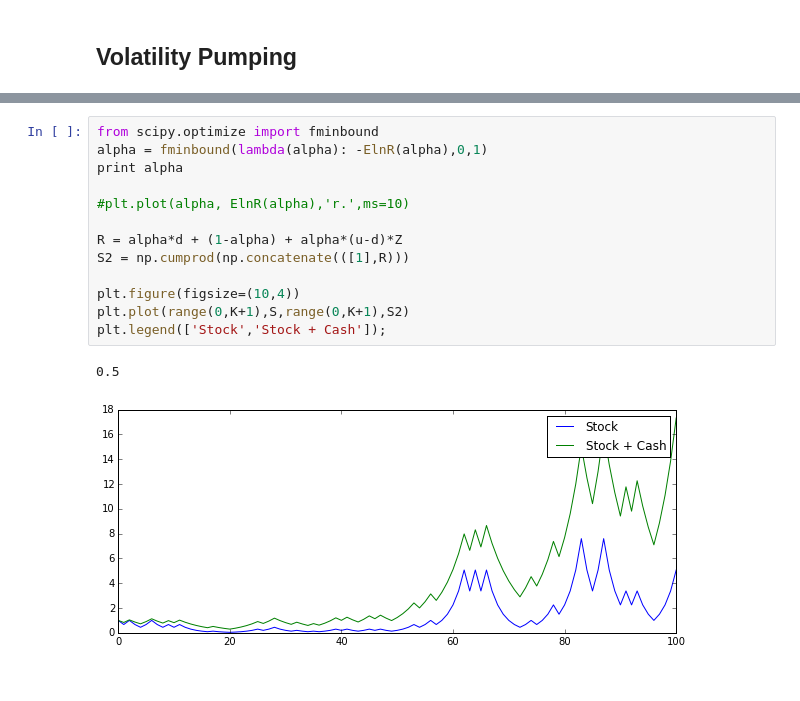
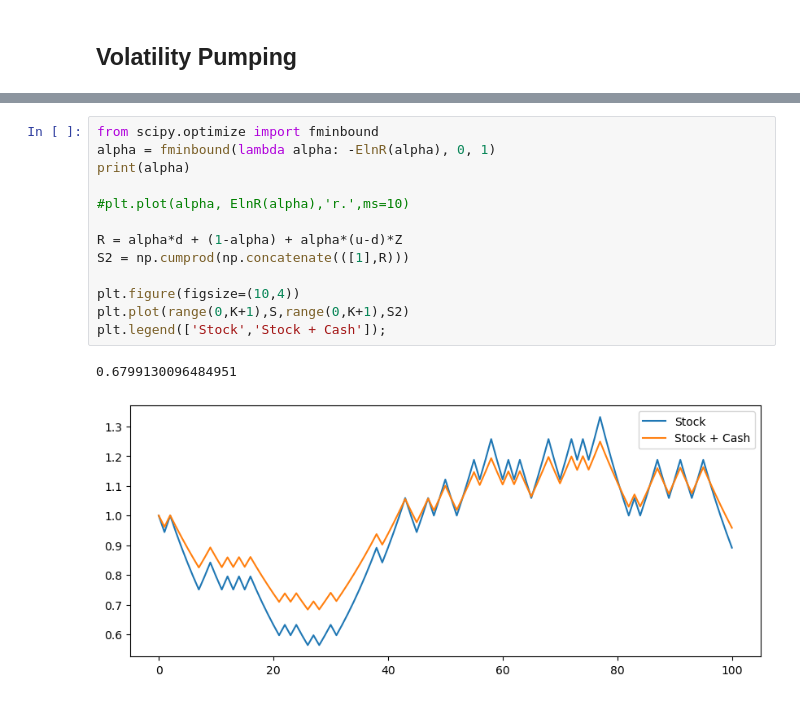
Before and after one commit to jckantor/cbe60455, a Jupyter notebook: _build/jupyter_execute/notebooks/05/09-Log-Optimal-Portfolios.ipynb, the cells around one changed output, grey strips where cells are left out. Drawn from its saved outputs; the diff is of its cells as text.

```diff
--- a/_build/jupyter_execute/notebooks/05/09-Log-Optimal-Portfolios.ipynb
+++ b/_build/jupyter_execute/notebooks/05/09-Log-Optimal-Portfolios.ipynb
@@ -248,16 +265,16 @@ RuntimeError: ignored
 # %%
 from scipy.optimize import fminbound
-alpha = fminbound(lambda(alpha): -ElnR(alpha),0,1)
-print alpha
+alpha = fminbound(lambda alpha: -ElnR(alpha), 0, 1)
+print(alpha)
 
 #plt.plot(alpha, ElnR(alpha),'r.',ms=10)
 
 R = alpha*d + (1-alpha) + alpha*(u-d)*Z
 S2 = np.cumprod(np.concatenate(([1],R)))
 
 plt.figure(figsize=(10,4))
 plt.plot(range(0,K+1),S,range(0,K+1),S2)
 plt.legend(['Stock','Stock + Cash']);
 # %% [output]
-0.5
+0.6799130096484951
-[figure, old version]
+[figure, new version]
```
Also changed, not shown: parts of 10 cells of this notebook, 15 other files.
